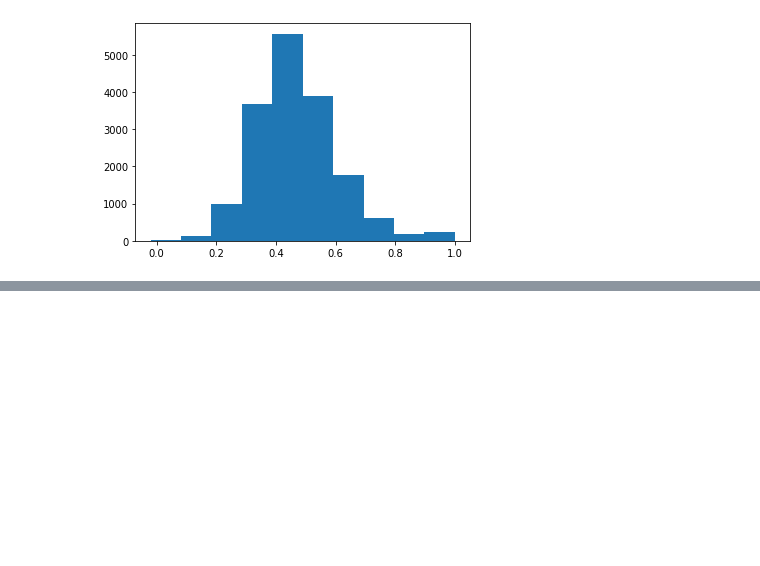
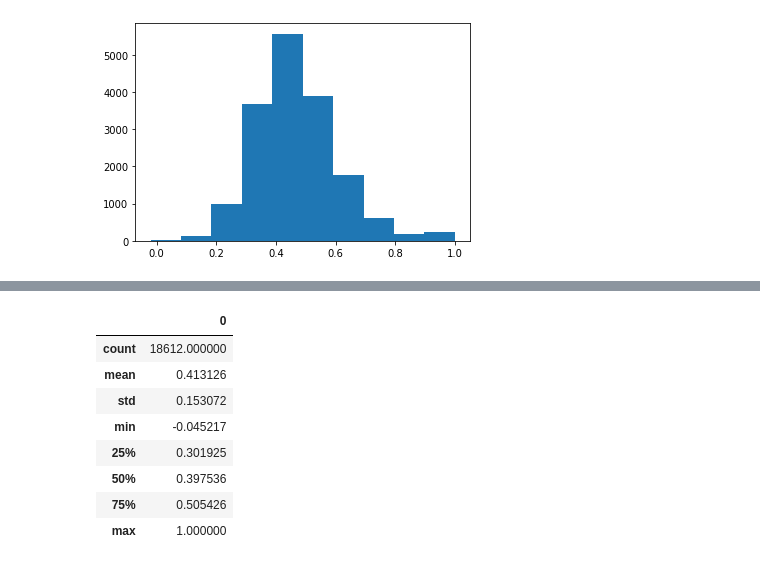
Before and after one commit to P-Zande/nlp-team-4, a Jupyter notebook: distractor_analysis.ipynb, the cells around one changed output, grey strips where cells are left out. Cells and saved outputs as stored; diff of their text form; code cells hidden in the pictures; blank space fills up the shorter version.

Commit message:
Sentence embeddings setup

```diff
--- a/distractor_analysis.ipynb
+++ b/distractor_analysis.ipynb
@@ -185,0 +158,2 @@ def get_similarities(sample):
+# %%
+model = SentenceTransformer("all-mpnet-base-v2") # See for other pretrained models: https://www.sbert.net/docs/pretrained_models.html
@@ -185,0 +183,30 @@ def get_similarities(sample):
+# %%
+ansToDist = []
+distToDist = []
+
+for i, sample in enumerate(tqdm(train)):
+    keys_to_encode = ["correct_answer", "distractor1", "distractor2", "distractor3"]
+    strings_to_encode = [sample[j] for j in keys_to_encode]
+    embeddings = {key: value for key, value in zip(keys_to_encode, model.encode(strings_to_encode))}
+
+    sim = [util.cos_sim(embeddings["correct_answer"], embeddings[distractor]) for distractor in ["distractor1", "distractor2", "distractor3"]]
+    ansToDist.extend(sim)
+
+    sim = [util.cos_sim(embeddings["distractor"+str(a)],embeddings["distractor"+str(b)]) for a, b in [(1,2), (1,3), (2,3)]]
+    distToDist.extend(sim)
+
+ansToDist = [tensor.item() for tensor in ansToDist]
+distToDist = [tensor.item() for tensor in distToDist]
+# %%
+ansToDistDF = pd.DataFrame(ansToDist)
+ansToDistDF.describe()
+# %% [output]
+|  | 0 |
+| count | 18612.000000 |
+| mean | 0.413126 |
+| std | 0.153072 |
+| min | -0.045217 |
+| 25% | 0.301925 |
+| 50% | 0.397536 |
+| 75% | 0.505426 |
+| max | 1.000000 |
```
Also changed, not shown: parts of 21 cells of this notebook.
